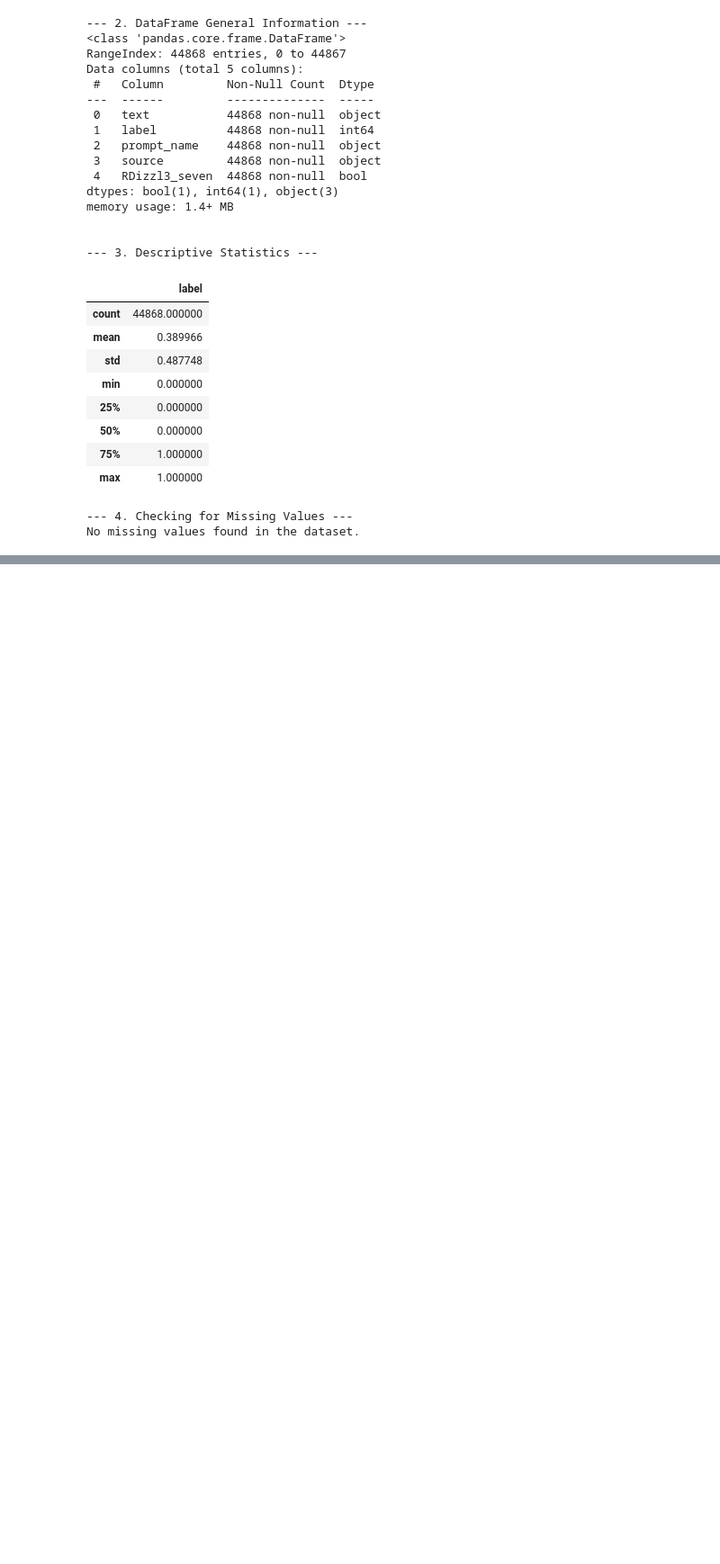
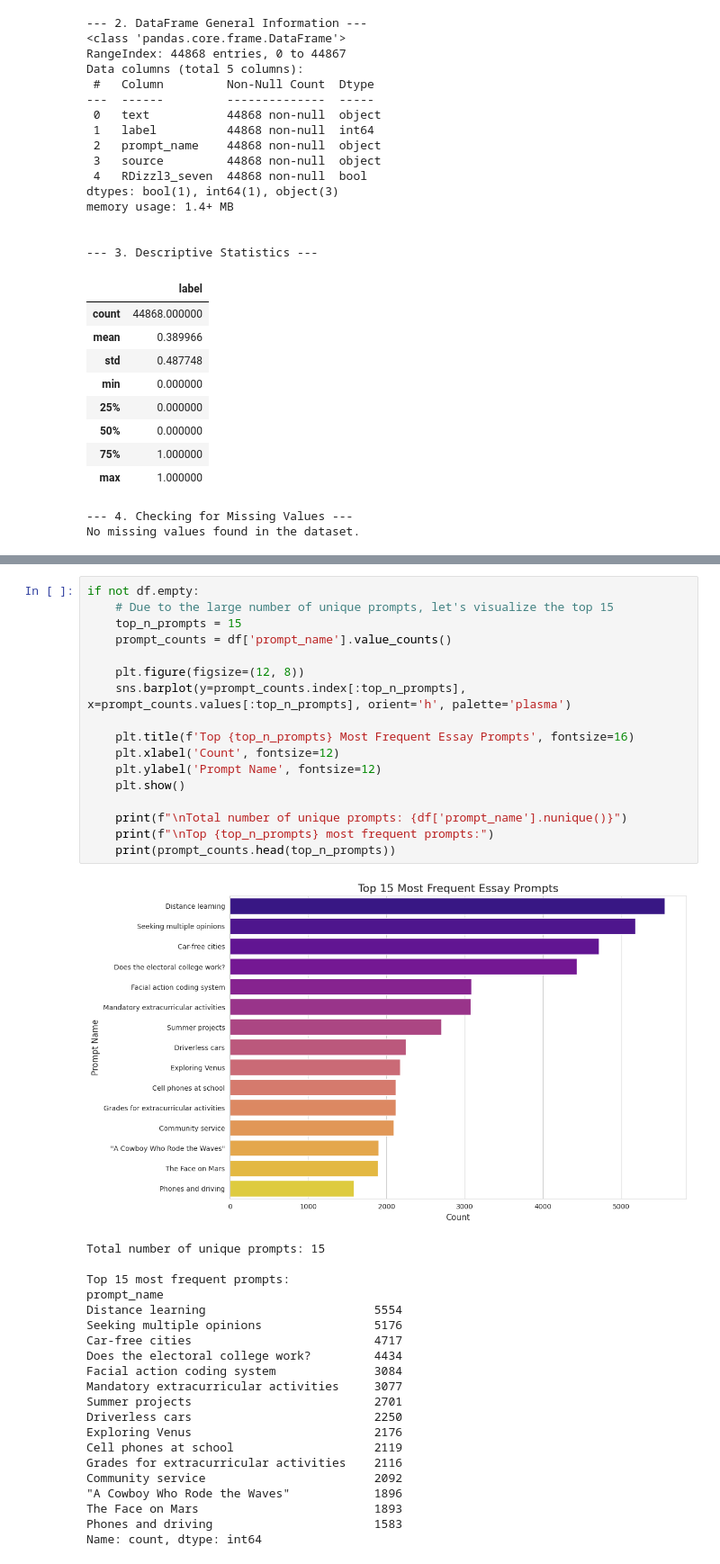
Before and after one commit to alabhastam/gen-ai-det-ph2, a Jupyter notebook: main.ipynb, the cells around one changed output, grey strips where cells are left out. Shown: that part at 90% size. Drawn from its saved outputs; the diff is of its cells as text; blank space fills up the shorter version.

```diff
--- a/main.ipynb
+++ b/main.ipynb
@@ -98,0 +208,39 @@ No missing values found in the dataset.
+# %%
+if not df.empty:
+    # Due to the large number of unique prompts, let's visualize the top 15
+    top_n_prompts = 15
+    prompt_counts = df['prompt_name'].value_counts()
+
+    plt.figure(figsize=(12, 8))
+    sns.barplot(y=prompt_counts.index[:top_n_prompts], x=prompt_counts.values[:top_n_prompts], orient='h', palette='plasma')
+
+    plt.title(f'Top {top_n_prompts} Most Frequent Essay Prompts', fontsize=16)
+    plt.xlabel('Count', fontsize=12)
+    plt.ylabel('Prompt Name', fontsize=12)
+    plt.show()
+
+    print(f"\nTotal number of unique prompts: {df['prompt_name'].nunique()}")
+    print(f"\nTop {top_n_prompts} most frequent prompts:")
+    print(prompt_counts.head(top_n_prompts))
+# %% [output]
+[figure, added]
+Total number of unique prompts: 15
+
+Top 15 most frequent prompts:
+prompt_name
+Distance learning                        5554
+Seeking multiple opinions                5176
+Car-free cities                          4717
+Does the electoral college work?         4434
+Facial action coding system              3084
+Mandatory extracurricular activities     3077
+Summer projects                          2701
+Driverless cars                          2250
+Exploring Venus                          2176
+Cell phones at school                    2119
+Grades for extracurricular activities    2116
+Community service                        2092
+"A Cowboy Who Rode the Waves"            1896
+The Face on Mars                         1893
+Phones and driving                       1583
+Name: count, dtype: int64
```
Also changed, not shown: parts of 6 cells of this notebook.
